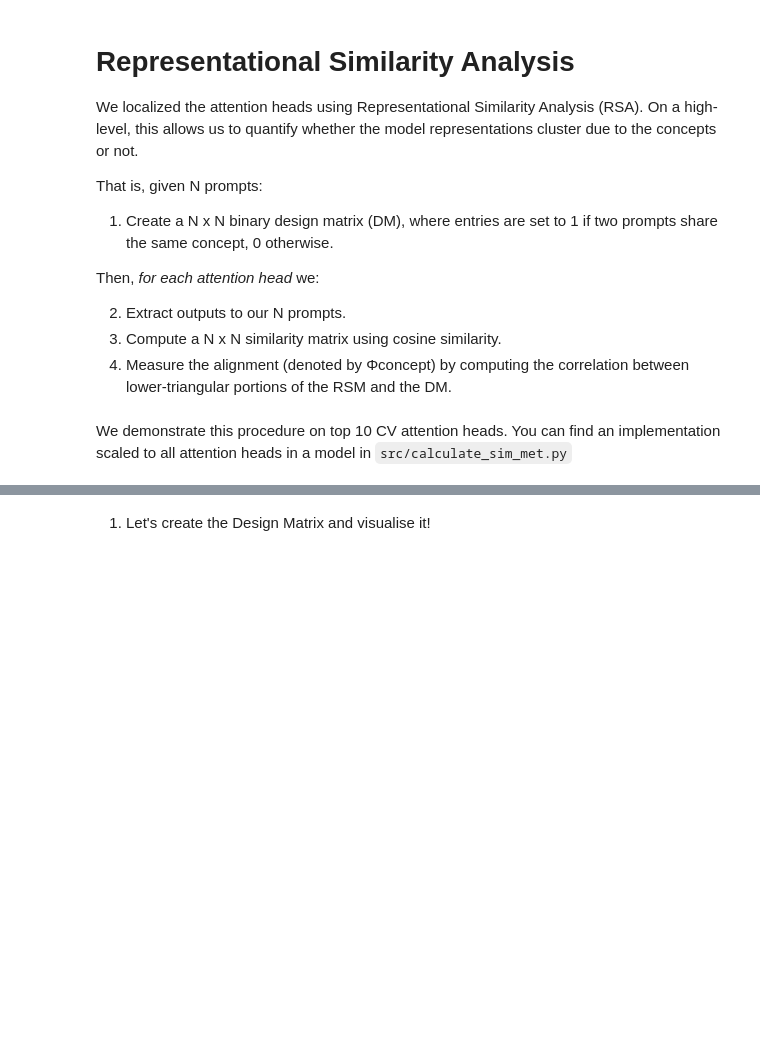
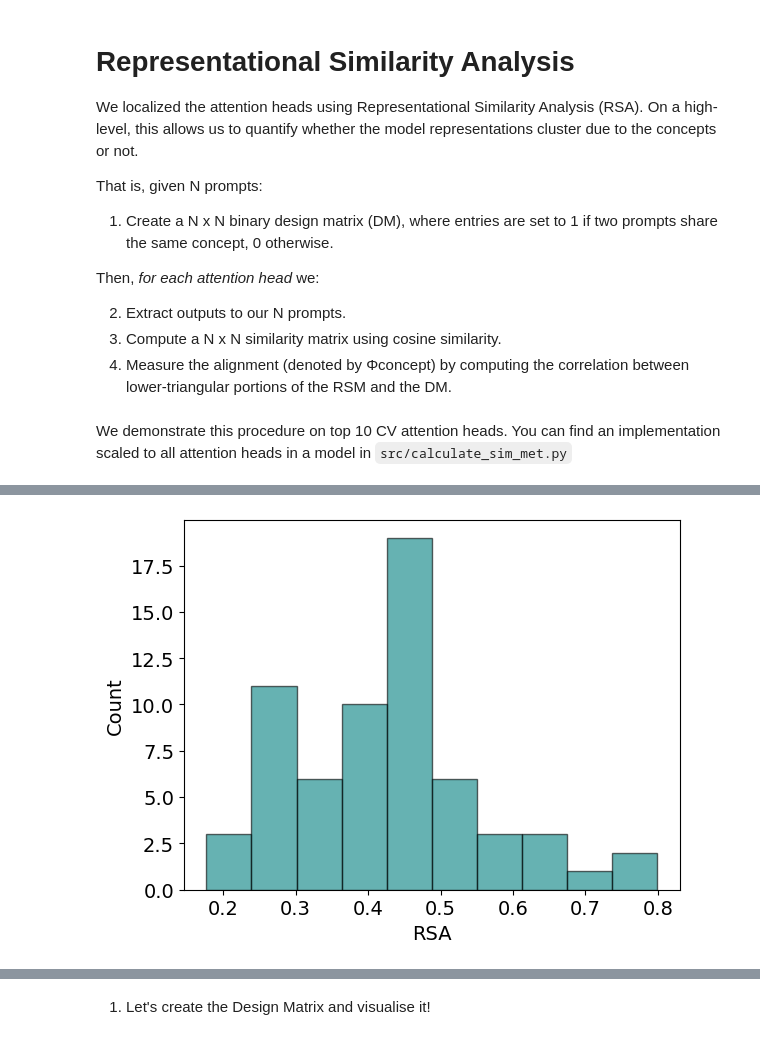
Before and after one commit to gucioopielka/concept_vectors, a Jupyter notebook: demo/demo_notebook.ipynb, the cells around one changed output, grey strips where cells are left out. Saved outputs shown, nothing was run; the diff lists cells and outputs as text; code cells hidden in the pictures; blank space fills up the shorter version.

```diff
--- a/demo/demo_notebook.ipynb
+++ b/demo/demo_notebook.ipynb
@@ -422,3 +424,42 @@ dataset = DatasetConstructor(
 )
 
 concepts = ['antonym', 'antonym', 'antonym', 'categorical', 'categorical', 'categorical']
+# %%
+from src.utils.eval_utils import create_design_matrix, rsa
+from src.utils.query_utils import get_att_simmats
+
+dataset = DatasetConstructor(
+    dataset_ids=[
+        'antonym_eng',
+        'antonym_fr',
+        'antonym_eng-mc',
+        'categorical_eng',
+        'categorical_fr',
+        'categorical_eng-mc',
+        # 'synonym_eng',
+        # 'synonym_fr',
+        # 'synonym_eng-mc'
+        'presentPast_eng',
+        'presentPast_fr',
+        'presentPast_eng-mc',
+        # 'singularPlural_eng',
+        # 'singularPlural_fr',
+        # 'singularPlural_eng-mc'
+    ],
+    dataset_size=20,
+    batch_size=20,
+    n_train=5,
+    seed=100
+)
+
+concepts = [c.split('_')[0] for c in dataset.dataset_ids]
+
+concepts_list = np.repeat(concepts, 20) # repeat the concepts dataset_size times for each concept
+design_matrix = create_design_matrix(concepts_list)
+
+simmats = get_att_simmats(model, dataset, layers=[33])
+
+rsa_per_head = []
+for simmat_head in simmats[0]:
+    rsa_val = rsa(simmat_head.to(torch.float32), torch.tensor(design_matrix))
+    rsa_per_head.append(rsa_val)
@@ -424,0 +482,8 @@ concepts = ['antonym', 'antonym', 'antonym', 'categorical', 'categorical', 'cate
+# %%
+plt.rcParams.update({'font.size': 14})
+plt.hist(rsa_per_head, color='teal', edgecolor='black', alpha=0.6, bins=10)
+plt.xlabel('RSA')
+plt.ylabel('Count')
+plt.show()
+# %% [output]
+[figure, added]
```
Also changed, not shown: parts of 13 cells of this notebook, 2 other files.
